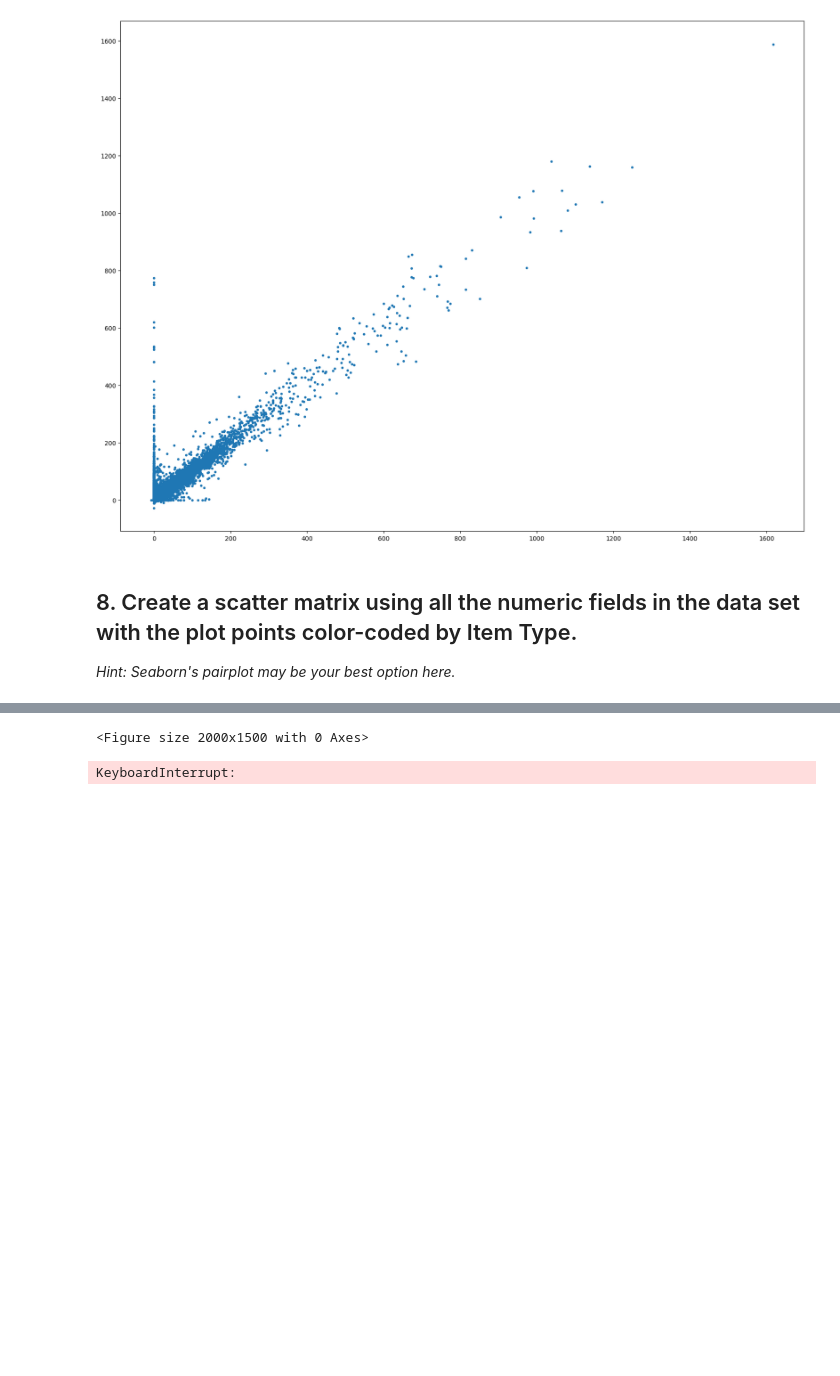
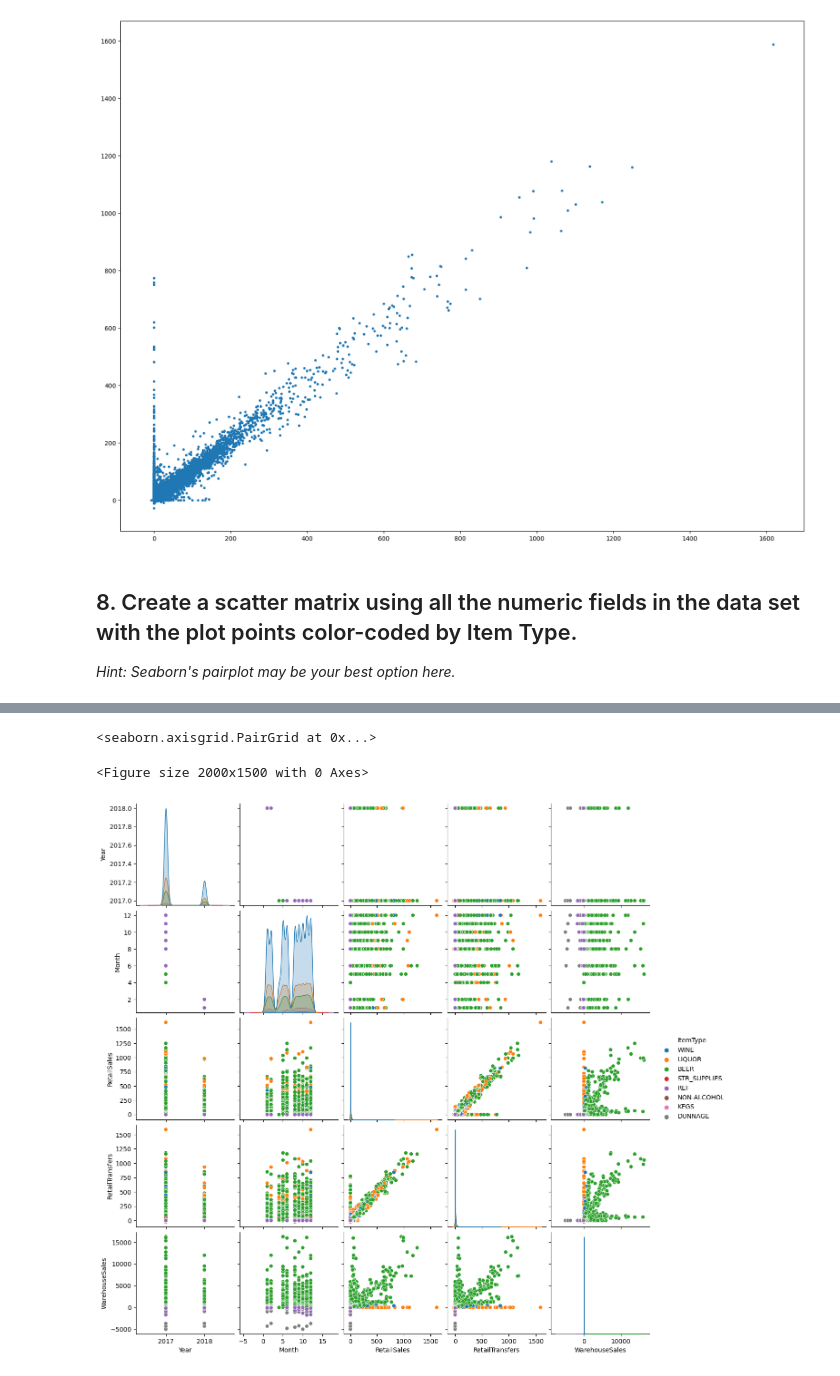
Before and after one commit to Dogmael/DAFT_0307, a Jupyter notebook: module_2/Lab_2_ Plotting-Multiple-Data-Series/main.ipynb, the cells around one changed output, grey strips where cells are left out. Saved outputs shown, nothing was run; the diff lists cells and outputs as text; code cells hidden in the pictures; blank space fills up the shorter version.

```diff
--- a/module_2/Lab_2_ Plotting-Multiple-Data-Series/main.ipynb
+++ b/module_2/Lab_2_ Plotting-Multiple-Data-Series/main.ipynb
@@ -234,9 +229,8 @@ import seaborn as sns
 # %%
 fig = plt.figure(figsize=(20,15))
-data_plot = data[["Year","Month","ItemCode","RetailSales","RetailTransfers","WarehouseSales"]]
+data_plot = data[["ItemType","Year","Month","ItemCode","RetailSales","RetailTransfers","WarehouseSales"]]
+sns.pairplot(data_plot, hue = "ItemType") #Extrement long
 # %% [output]
-<Figure size 2000x1500 with 0 Axes>
+<seaborn.axisgrid.PairGrid at 0x...>
+<Figure size 2000x1500 with 0 Axes>
+[figure, added]
-# %%
-sns.pairplot(data_plot)
-# %% [output]
-KeyboardInterrupt:
```
Also changed, not shown: parts of 5 cells of this notebook, 9 other files.
